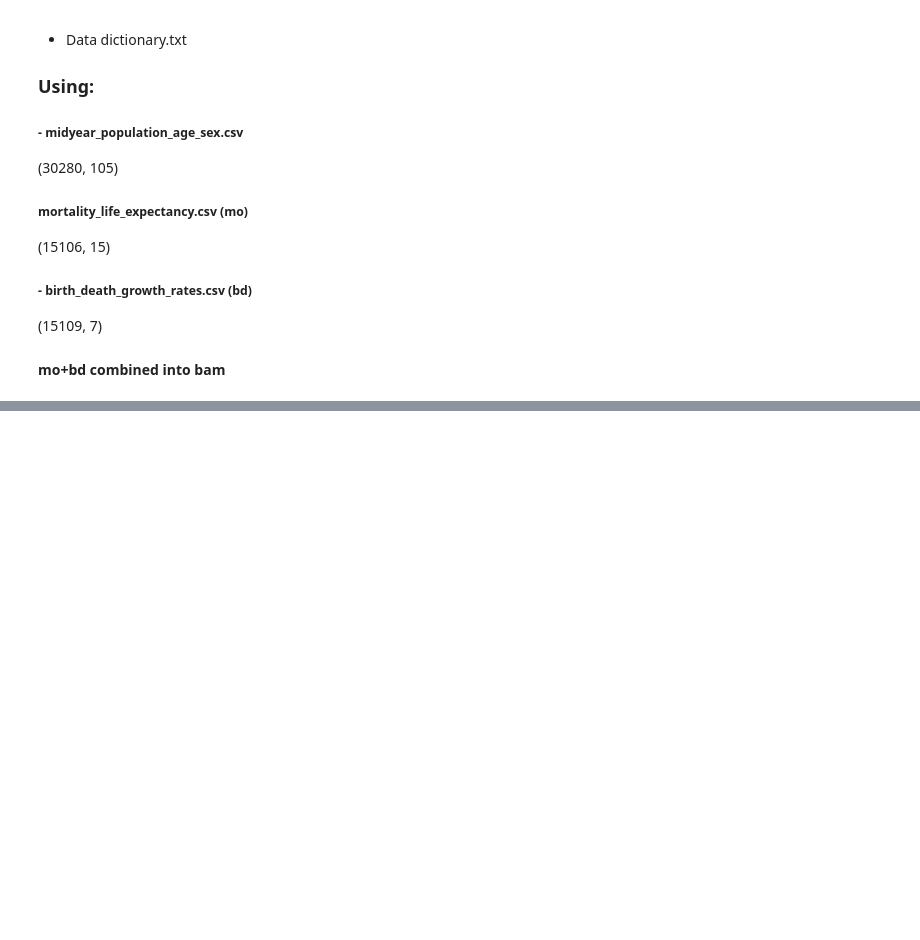
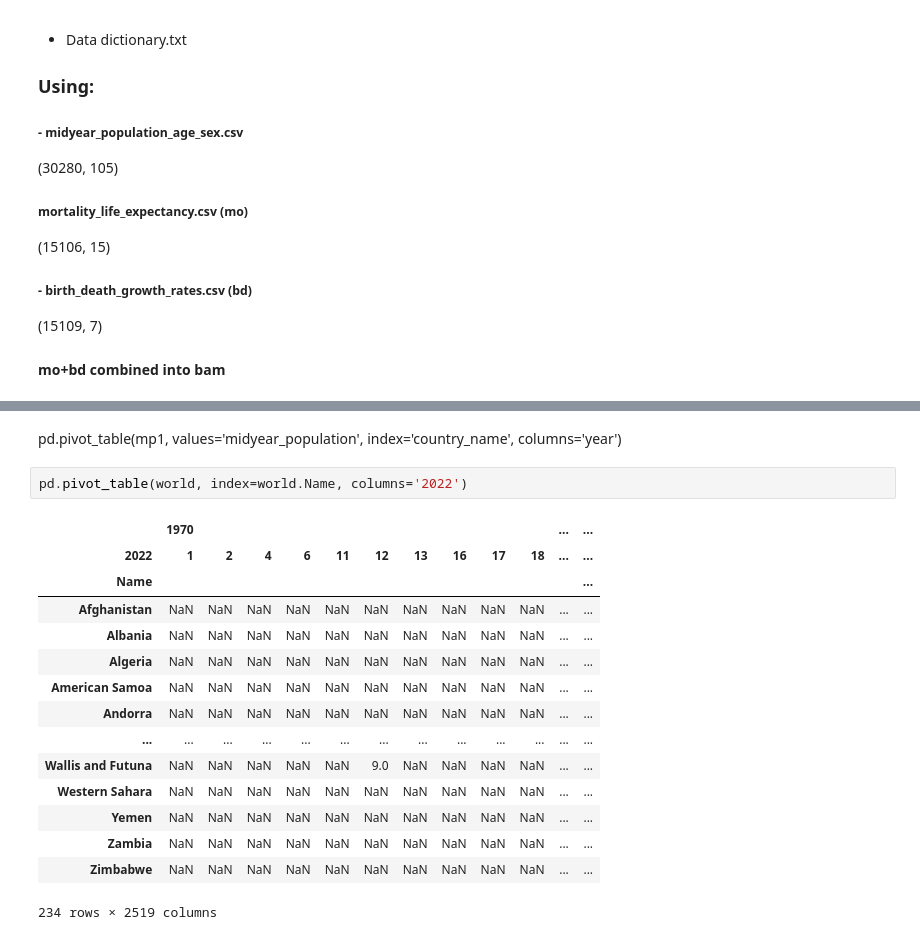
Before and after one commit to etclark3/indiv_project, a Jupyter notebook: notebook.ipynb, the cells around one changed output, grey strips where cells are left out. Cells and saved outputs as stored; diff of their text form; blank space fills up the shorter version.

```diff
--- a/notebook.ipynb
+++ b/notebook.ipynb
@@ -545,0 +540,20 @@ KeyError: 1425887
+# %% [markdown]
+pd.pivot_table(mp1, values='midyear_population', index='country_name', columns='year')
+# %%
+pd.pivot_table(world, index=world.Name, columns='2022')
+# %% [output]
+|  | 1970 |  |  |  |  |  |  |  |  |  | ... | ... |
+| 2022 | 1 | 2 | 4 | 6 | 11 | 12 | 13 | 16 | 17 | 18 | ... | ... |
+| Name |  |  |  |  |  |  |  |  |  |  |  | ... |
+| Afghanistan | NaN | NaN | NaN | NaN | NaN | NaN | NaN | NaN | NaN | NaN | ... | ... |
+| Albania | NaN | NaN | NaN | NaN | NaN | NaN | NaN | NaN | NaN | NaN | ... | ... |
+| Algeria | NaN | NaN | NaN | NaN | NaN | NaN | NaN | NaN | NaN | NaN | ... | ... |
+| American Samoa | NaN | NaN | NaN | NaN | NaN | NaN | NaN | NaN | NaN | NaN | ... | ... |
+| Andorra | NaN | NaN | NaN | NaN | NaN | NaN | NaN | NaN | NaN | NaN | ... | ... |
+| ... | ... | ... | ... | ... | ... | ... | ... | ... | ... | ... | ... | ... |
+| Wallis and Futuna | NaN | NaN | NaN | NaN | NaN | 9.0 | NaN | NaN | NaN | NaN | ... | ... |
+| Western Sahara | NaN | NaN | NaN | NaN | NaN | NaN | NaN | NaN | NaN | NaN | ... | ... |
+| Yemen | NaN | NaN | NaN | NaN | NaN | NaN | NaN | NaN | NaN | NaN | ... | ... |
+| Zambia | NaN | NaN | NaN | NaN | NaN | NaN | NaN | NaN | NaN | NaN | ... | ... |
+| Zimbabwe | NaN | NaN | NaN | NaN | NaN | NaN | NaN | NaN | NaN | NaN | ... | ... |
+234 rows × 2519 columns
```
Also changed, not shown: parts of 17 cells of this notebook.
